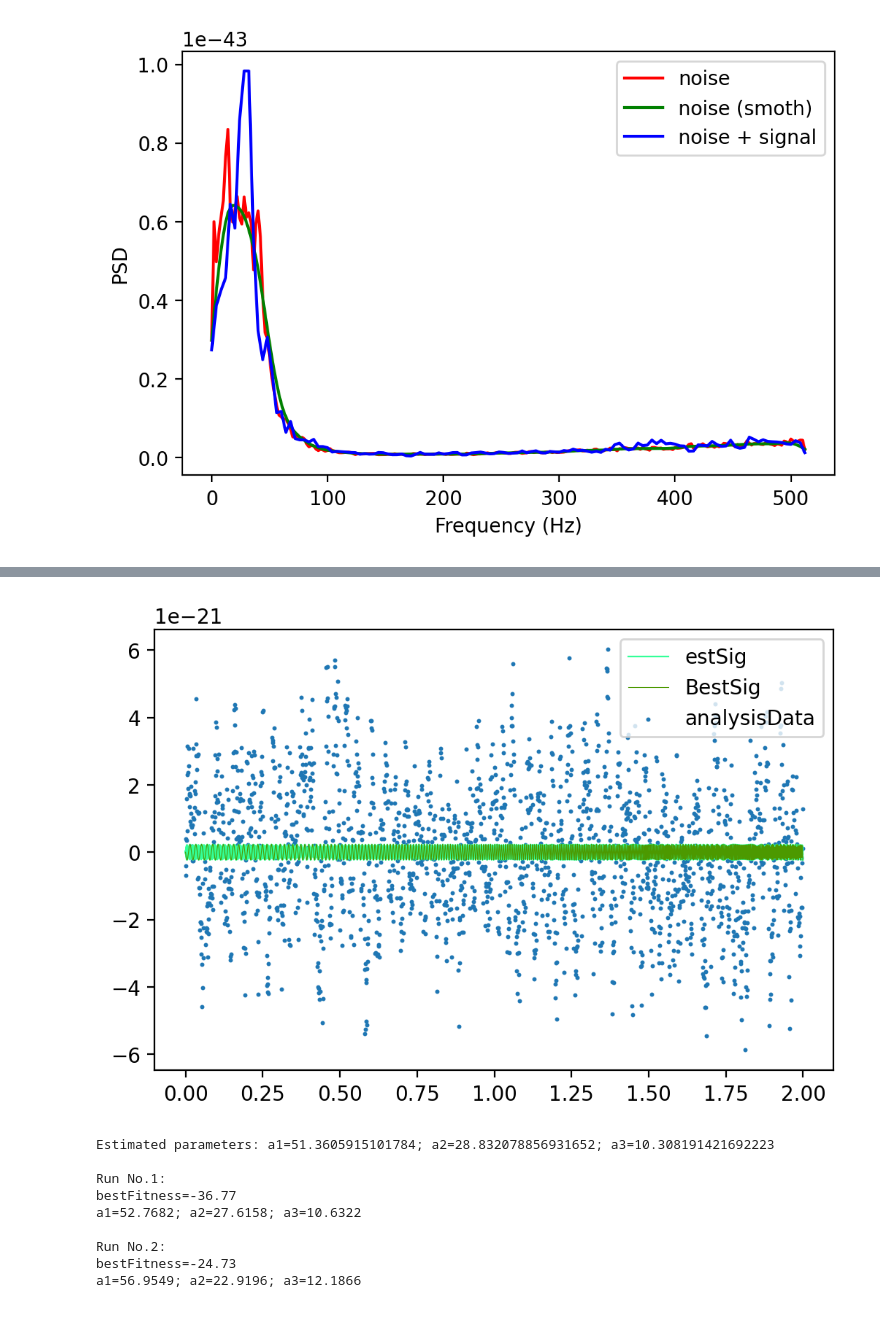
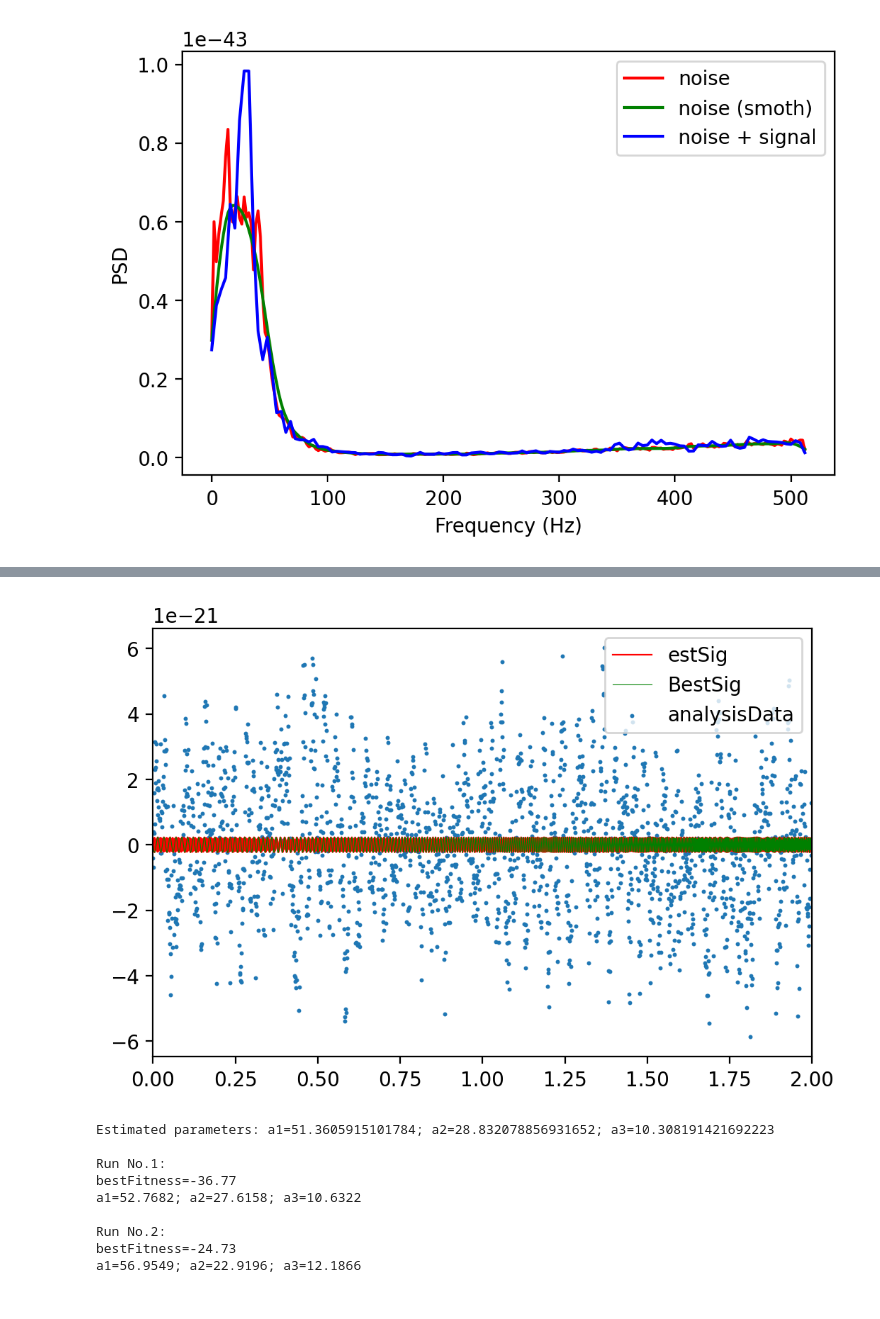
Before and after one commit to guoxiaowhu/GWSC22_NAOC, a Jupyter notebook: Xiao_Guo/topic6/demo.ipynb, the cells around one changed output, grey strips where cells are left out. Drawn from its saved outputs; the diff is of its cells as text; code cells hidden in the pictures.

```diff
--- a/Xiao_Guo/topic6/demo.ipynb
+++ b/Xiao_Guo/topic6/demo.ipynb
@@ -93,22 +93,23 @@ Wall time: 3min 52s
 # %%
 ## Plots
 fig = plt.figure(dpi=200)
 ax = fig.add_subplot(111)
 a=ax.scatter(t, dataY, marker='.', s=5, #label='analysisData'
              )
 a.set_label('analysisData')
 for lpruns in range(nRuns):
     b,=ax.plot(t, outResults['allRunsOutput'][lpruns]['estSig'],
-             color=[51/255,255/255,153/255], lw=.4*2)
+             color='r', lw=.4*2)
 b.set_label('estSig')
 c,=ax.plot(t, outResults['bestSig'], #label='BestSig',
-         color=[76/255,153/255,0/255],lw=.2*2)
+         color='g',lw=.2*2)
 c.set_label('BestSig')
+plt.xlim(0,2)
 plt.legend()
 plt.savefig('output_sig.png', dpi=200)
 plt.show()
 # %% [output]
-[figure, old version]
+[figure, new version]
 # %%
 # Print estimated parameters
 print('Estimated parameters: a1={}; a2={}; a3={}'.format(outResults['bestQcCoefs'][0],
```
Also changed, not shown: parts of 3 cells of this notebook, 1 other file.
